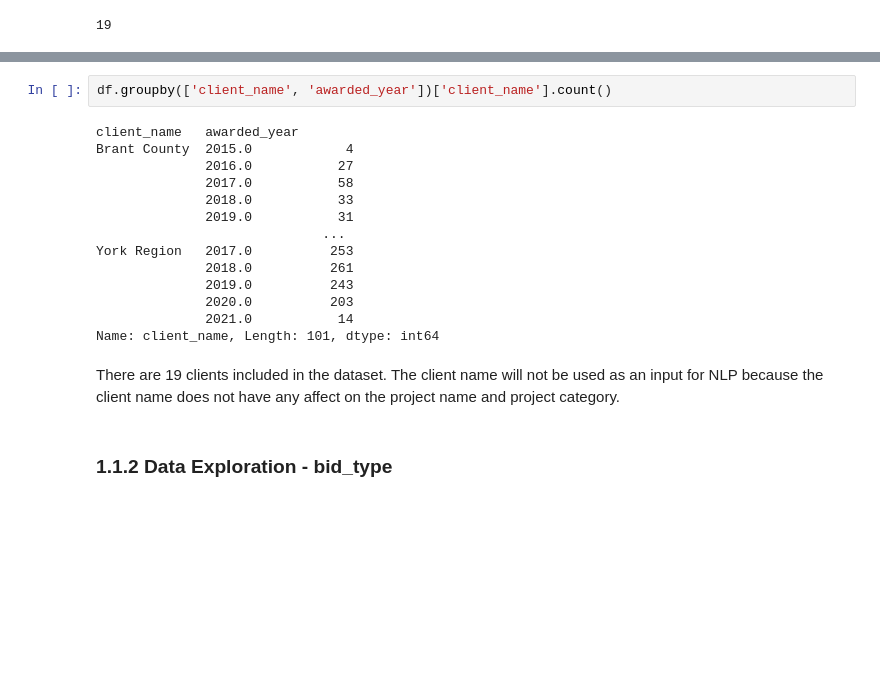
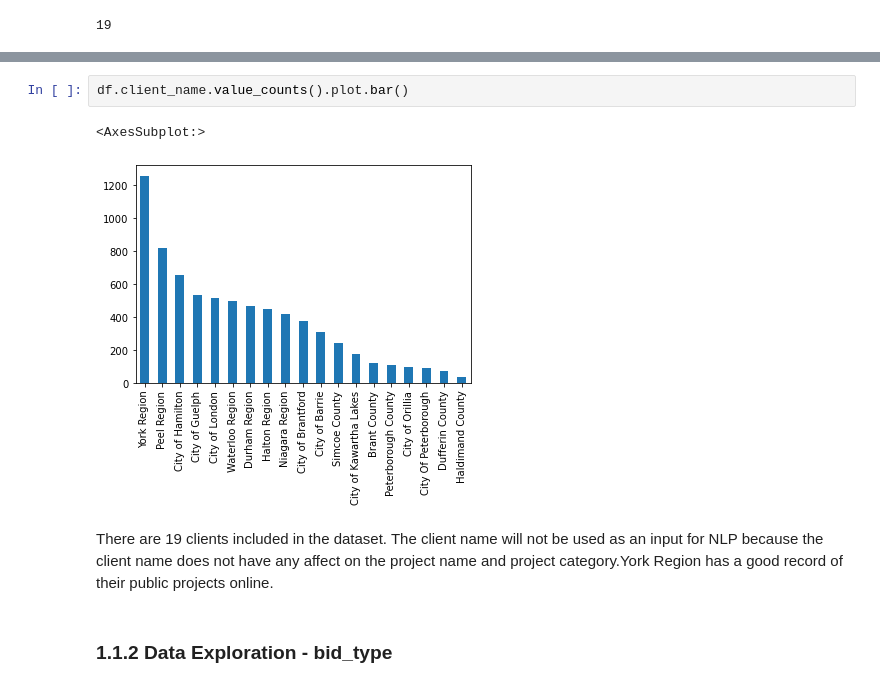
Before and after one commit to DelinM/BidTing, a Jupyter notebook: NaturalLanguageProcessing/Project Category Identification NLP Project.ipynb, the cells around one changed output, grey strips where cells are left out. Saved outputs shown, nothing was run; the diff lists cells and outputs as text; blank space fills up the shorter version.

```diff
--- a/NaturalLanguageProcessing/Project Category Identification NLP Project.ipynb
+++ b/NaturalLanguageProcessing/Project Category Identification NLP Project.ipynb
@@ -103,21 +107,10 @@ client_list
 # %%
-df.groupby(['client_name', 'awarded_year'])['client_name'].count()
+df.client_name.value_counts().plot.bar()
 # %% [output]
-client_name   awarded_year
-Brant County  2015.0            4
-              2016.0           27
-              2017.0           58
-              2018.0           33
-              2019.0           31
-                             ...
-York Region   2017.0          253
-              2018.0          261
-              2019.0          243
-              2020.0          203
-              2021.0           14
-Name: client_name, Length: 101, dtype: int64
+<AxesSubplot:>
+[figure, added]
 # %% [markdown]
-There are 19 clients included in the dataset. The client name will not be used as an input for NLP because the client name does not have any affect on the project name and project category.
+There are 19 clients included in the dataset. The client name will not be used as an input for NLP because the client name does not have any affect on the project name and project category.York Region has a good record of their public projects online.
 # %% [markdown]
 ### 1.1.2 Data Exploration - bid_type
 # %% [markdown]
```
Also changed, not shown: parts of 31 cells of this notebook, 4 other files.
